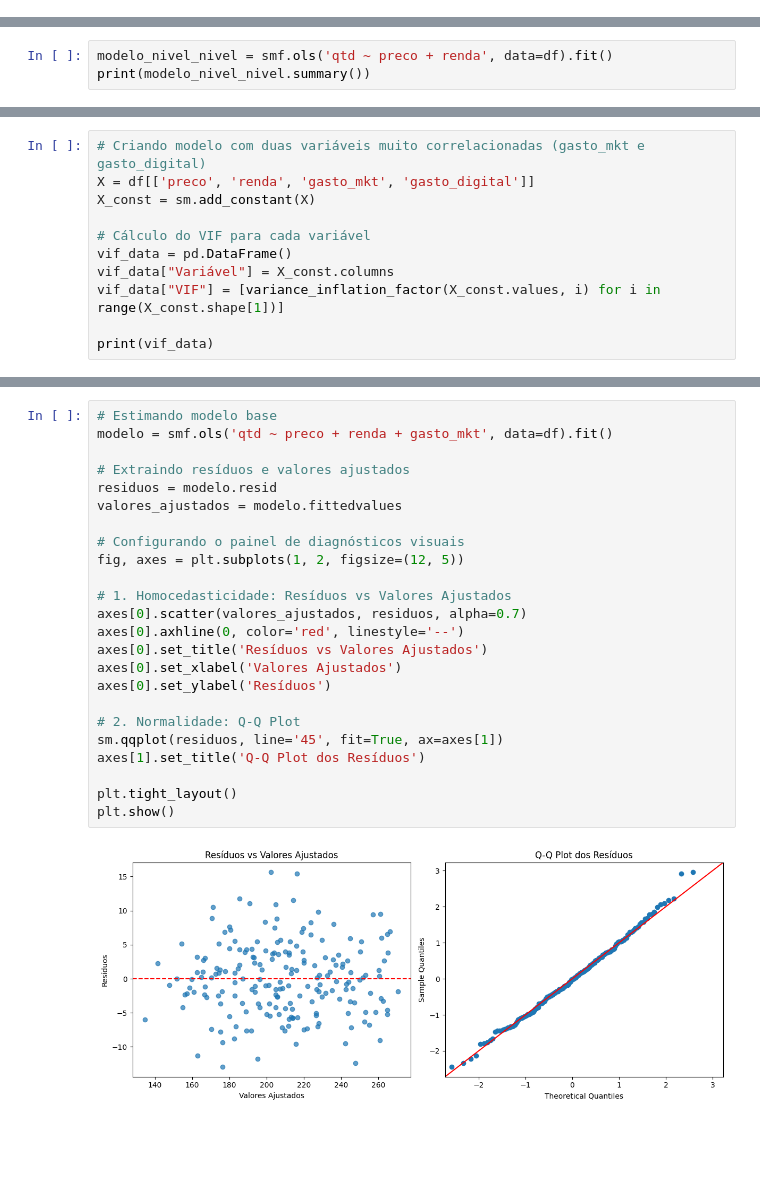
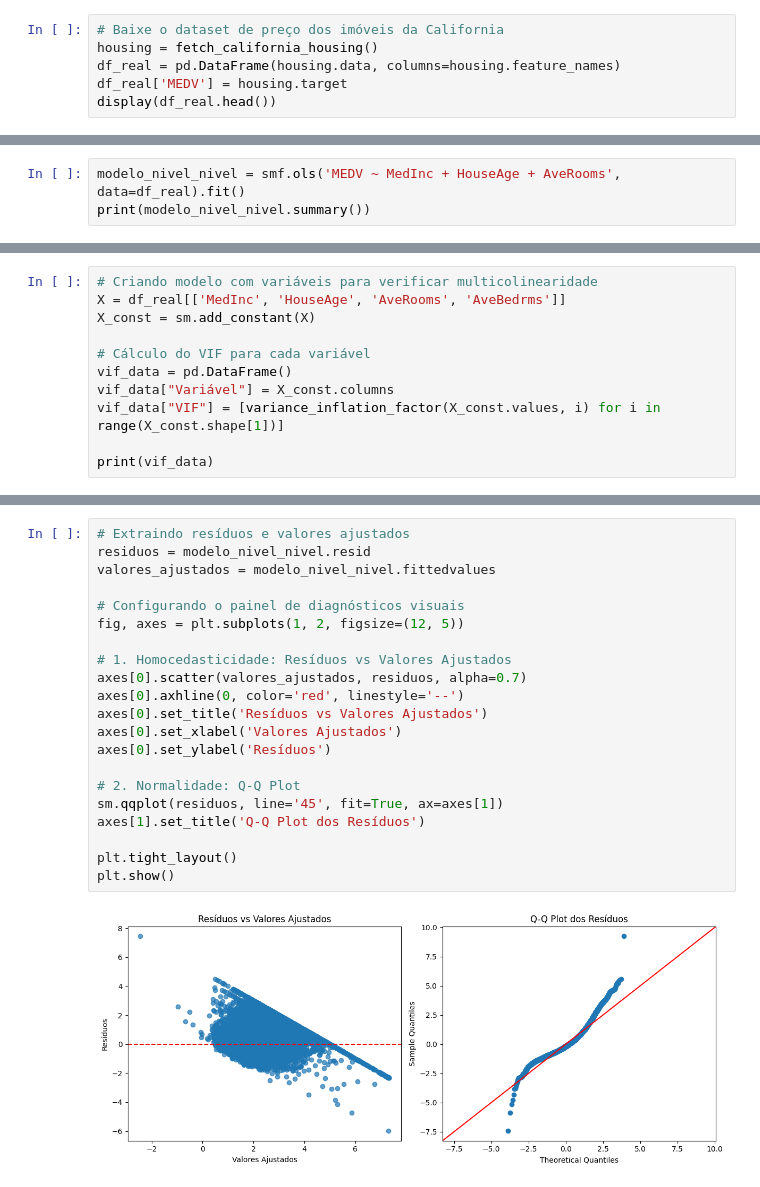
Before and after one commit to ronan-cunha/machine-learning-course, a Jupyter notebook: Notebooks/aula_6_regressao_linear.ipynb, the cells around one changed output, grey strips where cells are left out. Drawn from its saved outputs; the diff is of its cells as text; blank space fills up the shorter version.

```diff
--- a/Notebooks/aula_6_regressao_linear.ipynb
+++ b/Notebooks/aula_6_regressao_linear.ipynb
@@ -42,0 +12,6 @@ df.head()
+# %%
+# Baixe o dataset de preço dos imóveis da California
+housing = fetch_california_housing()
+df_real = pd.DataFrame(housing.data, columns=housing.feature_names)
+df_real['MEDV'] = housing.target
+display(df_real.head())
@@ -43,5 +45,5 @@ df.head()
 # %%
-modelo_nivel_nivel = smf.ols('qtd ~ preco + renda', data=df).fit()
+modelo_nivel_nivel = smf.ols('MEDV ~ MedInc + HouseAge + AveRooms', data=df_real).fit()
 print(modelo_nivel_nivel.summary())
 # %% [output]
                             OLS Regression Results
@@ -108,6 +110,6 @@ Notes:
 # %%
-# Criando modelo com duas variáveis muito correlacionadas (gasto_mkt e gasto_digital)
-X = df[['preco', 'renda', 'gasto_mkt', 'gasto_digital']]
+# Criando modelo com variáveis para verificar multicolinearidade
+X = df_real[['MedInc', 'HouseAge', 'AveRooms', 'AveBedrms']]
 X_const = sm.add_constant(X)
 
 # Cálculo do VIF para cada variável
@@ -126,26 +128,23 @@ print(vif_data)
 # %%
-# Estimando modelo base
-modelo = smf.ols('qtd ~ preco + renda + gasto_mkt', data=df).fit()
-
 # Extraindo resíduos e valores ajustados
-residuos = modelo.resid
-valores_ajustados = modelo.fittedvalues
+residuos = modelo_nivel_nivel.resid
+valores_ajustados = modelo_nivel_nivel.fittedvalues
 
 # Configurando o painel de diagnósticos visuais
 fig, axes = plt.subplots(1, 2, figsize=(12, 5))
 
 # 1. Homocedasticidade: Resíduos vs Valores Ajustados
 axes[0].scatter(valores_ajustados, residuos, alpha=0.7)
 axes[0].axhline(0, color='red', linestyle='--')
 axes[0].set_title('Resíduos vs Valores Ajustados')
 axes[0].set_xlabel('Valores Ajustados')
 axes[0].set_ylabel('Resíduos')
 
 # 2. Normalidade: Q-Q Plot
 sm.qqplot(residuos, line='45', fit=True, ax=axes[1])
 axes[1].set_title('Q-Q Plot dos Resíduos')
 
 plt.tight_layout()
 plt.show()
 # %% [output]
-[figure, old version]
+[figure, new version]
```
Also changed, not shown: parts of 14 cells of this notebook.
